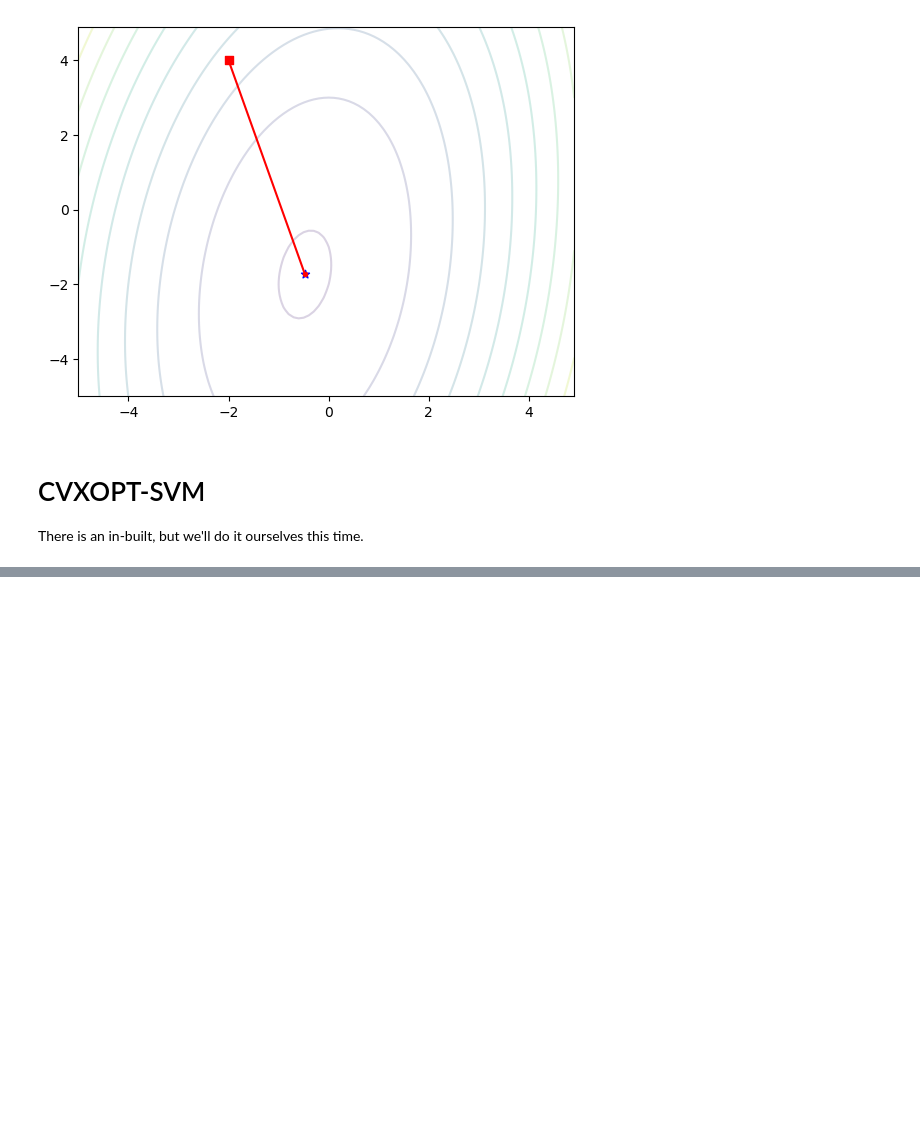
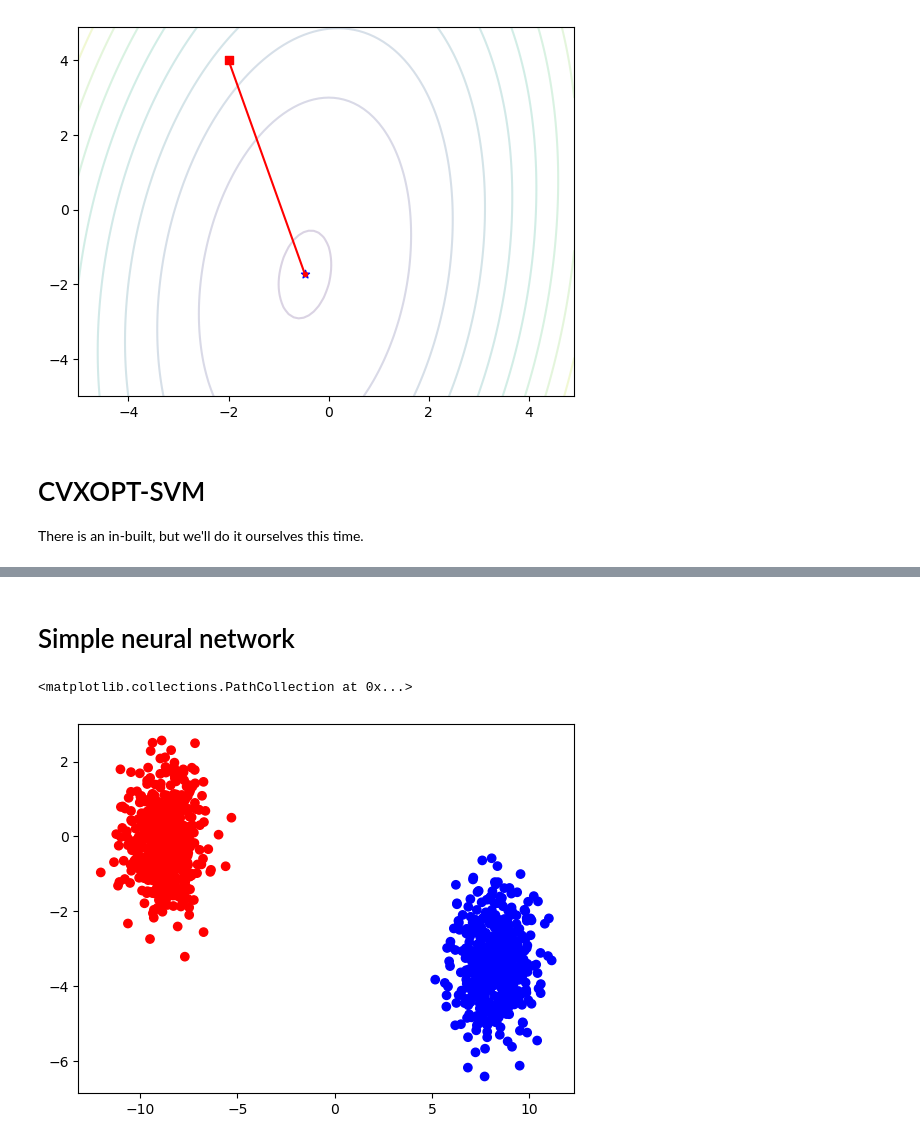
Before and after one commit to torkelah/stk9215, a Jupyter notebook: Exercises and Demonstrations.ipynb, the cells around one changed output, grey strips where cells are left out. Drawn from its saved outputs; the diff is of its cells as text; code cells hidden in the pictures; blank space fills up the shorter version.

```diff
--- a/Exercises and Demonstrations.ipynb
+++ b/Exercises and Demonstrations.ipynb
@@ -470,0 +399,8 @@ Optimal solution found.
+# %% [markdown]
+# Simple neural network
+# %%
+(samples, classifications) = sklearn.datasets.make_blobs(n_samples=1000, centers=2)
+plt.scatter(samples[:,0], samples[:,1], c=['red' if c == 0 else 'blue' for c in classifications])
+# %% [output]
+<matplotlib.collections.PathCollection at 0x...>
+[figure, added]
```
Also changed, not shown: parts of 12 cells of this notebook, 2 other files.
